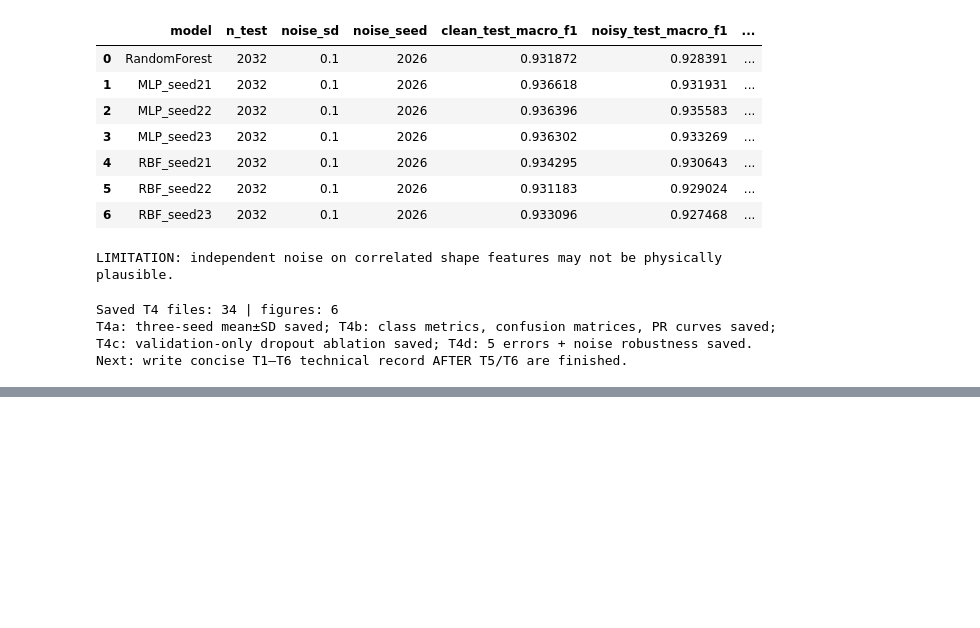
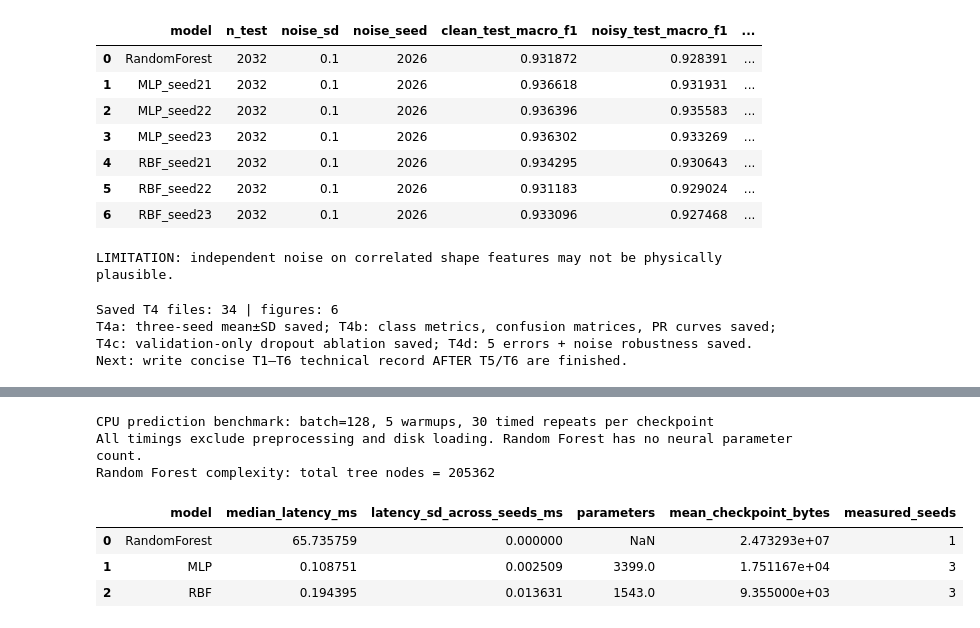
Before and after one commit to Thathsara-Devindi/ANN-Dry-Bean-Classification, a Jupyter notebook: ANN_cw1.ipynb, the cells around one changed output, grey strips where cells are left out. Saved outputs shown, nothing was run; the diff lists cells and outputs as text; code cells hidden in the pictures; blank space fills up the shorter version.

```diff
--- a/ANN_cw1.ipynb
+++ b/ANN_cw1.ipynb
@@ -1821,0 +1932,61 @@ Next: write concise T1–T6 technical record AFTER T5/T6 are finished.
+# %%
+# Fair, measured CPU prediction time (batch size 128)
+# Inputs are already standardised by T1; preprocessing time is EXCLUDED for all models
+T5_BATCH=128
+T5_WARMUP=5
+T5_REPEATS=30
+T5_batch_np=np.ascontiguousarray(T5_XVAL[:T5_BATCH],dtype=np.float32)
+assert T5_batch_np.shape==(128,16)
+T5_batch_torch=torch.from_numpy(T5_batch_np)
+T5_timings=[]
+
+def t5_benchmark(call,model_name,seed,params,size_bytes):
+    for _ in range(T5_WARMUP):
+        value=call()
+    durations=[]
+    for _ in range(T5_REPEATS):
+        start=time.perf_counter()
+        value=call()
+        durations.append((time.perf_counter()-start)*1000.0)
+    assert np.isfinite(durations).all()
+    T5_timings.append({
+        'model':model_name,'seed':seed,'batch_size':T5_BATCH,
+        'hardware':'CPU','runtime_input':'T1 standardised validation rows',
+        'warmup_runs':T5_WARMUP,'timed_runs':T5_REPEATS,
+        'median_ms_per_batch':float(np.median(durations)),
+        'p95_ms_per_batch':float(np.percentile(durations,95)),
+        'trainable_parameters':params,'checkpoint_size_bytes':int(size_bytes)})
+
+rf_file=T5_T3/'baseline_random_forest.joblib'
+t5_benchmark(lambda: T5_rf.predict_proba(T5_batch_np),
+             'RandomForest',21,None,rf_file.stat().st_size)
+with torch.inference_mode():
+    for architecture in ('MLP','RBF'):
+        for seed in (21,22,23):
+            model=t5_load_neural(architecture,seed)
+            path=Path(T5_LOCK['model_checkpoints'][architecture][str(seed)])
+            t5_benchmark(lambda m=model: torch.softmax(m(T5_batch_torch),dim=1).numpy(),
+                         architecture,seed,t5_param_count(model),path.stat().st_size)
+
+T5_time_df=pd.DataFrame(T5_timings)
+T5_time_df.to_csv(T5_OUT/'inference_latency_by_seed.csv',index=False)
+T5_speed_summary=(T5_time_df.groupby('model',sort=False)
+    .agg(median_latency_ms=('median_ms_per_batch','mean'),
+         latency_sd_across_seeds_ms=('median_ms_per_batch','std'),
+         parameters=('trainable_parameters','first'),
+         mean_checkpoint_bytes=('checkpoint_size_bytes','mean'),
+         measured_seeds=('seed','count')).reset_index())
+T5_speed_summary['latency_sd_across_seeds_ms']=T5_speed_summary['latency_sd_across_seeds_ms'].fillna(0)
+T5_speed_summary.to_csv(T5_OUT/'inference_latency_summary.csv',index=False)
+print(f'CPU prediction benchmark: batch={T5_BATCH}, {T5_WARMUP} warmups, {T5_REPEATS} timed repeats per checkpoint')
+print('All timings exclude preprocessing and disk loading. Random Forest has no neural parameter count.')
+print('Random Forest complexity: total tree nodes =',sum(t.tree_.node_count for t in T5_rf.estimators_))
+display(T5_speed_summary)
+# %% [output]
+CPU prediction benchmark: batch=128, 5 warmups, 30 timed repeats per checkpoint
+All timings exclude preprocessing and disk loading. Random Forest has no neural parameter count.
+Random Forest complexity: total tree nodes = 205362
+|  | model | median_latency_ms | latency_sd_across_seeds_ms | parameters | mean_checkpoint_bytes | measured_seeds |
+| 0 | RandomForest | 65.735759 | 0.000000 | NaN | 2.473293e+07 | 1 |
+| 1 | MLP | 0.108751 | 0.002509 | 3399.0 | 1.751167e+04 | 3 |
+| 2 | RBF | 0.194395 | 0.013631 | 1543.0 | 9.355000e+03 | 3 |
```
Also changed, not shown: parts of 8 cells of this notebook.
